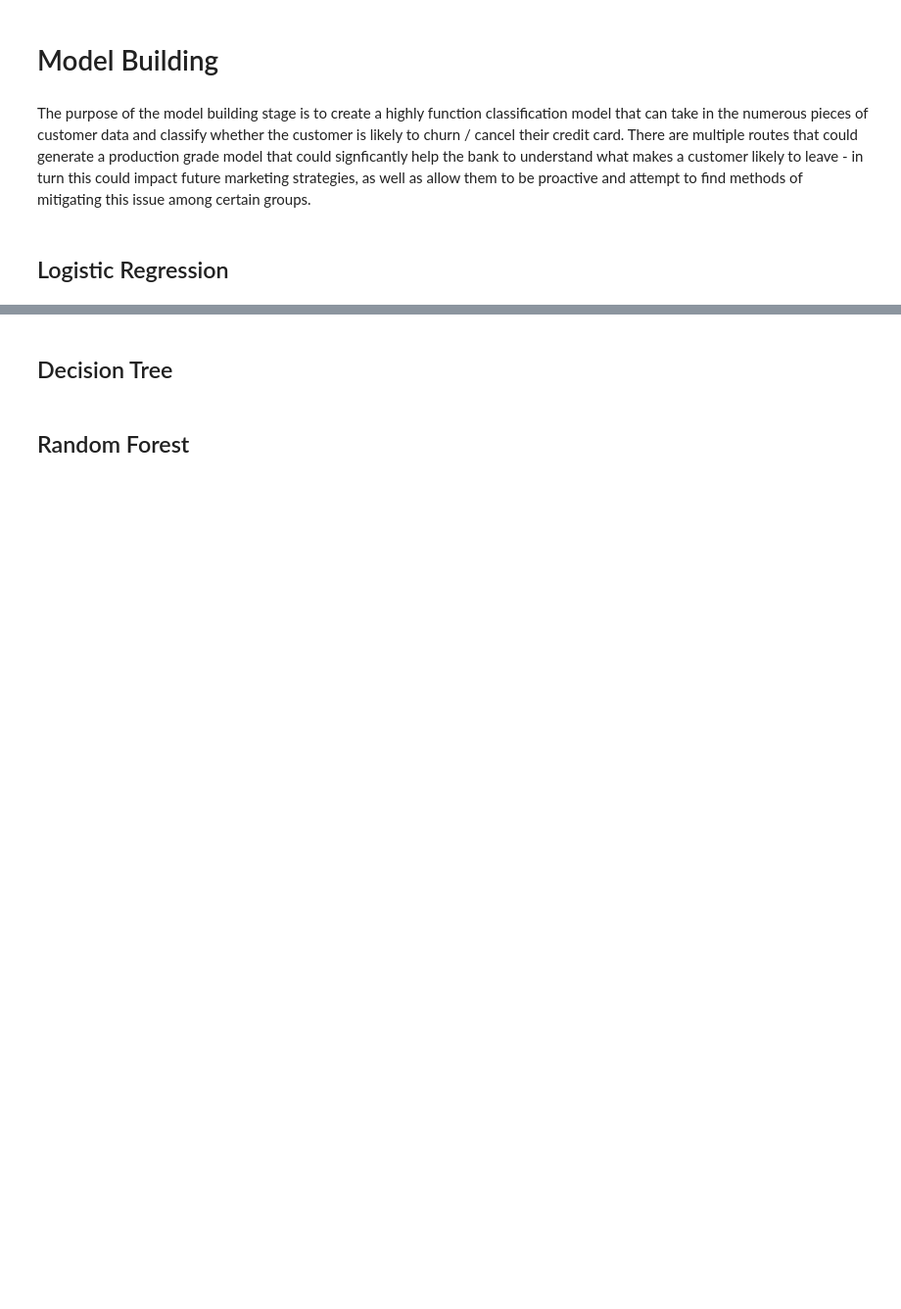
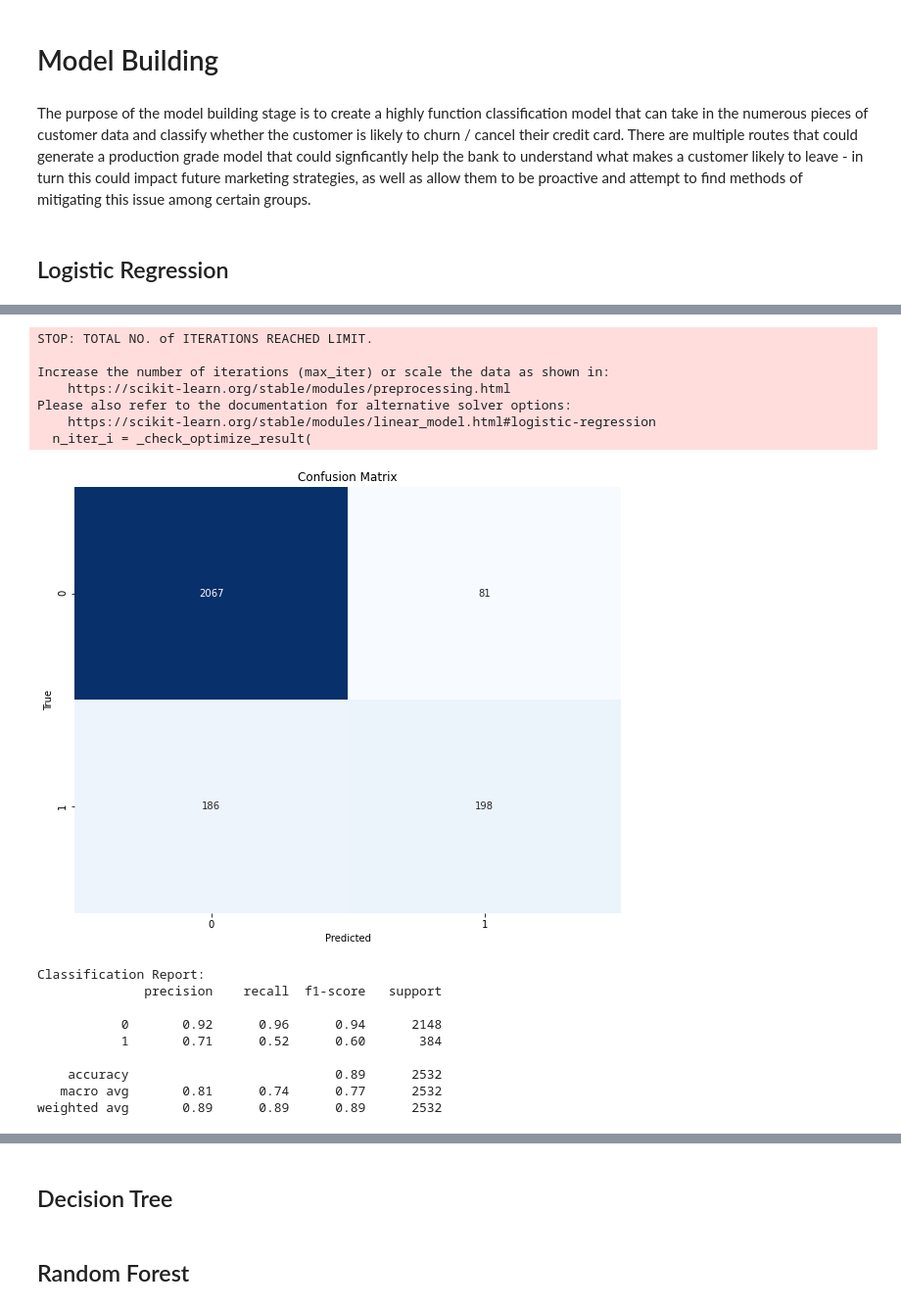
Before and after one commit to PaolaMalagon/Churn-Prediction-G2, a Jupyter notebook: Churn-Prediction-G2.ipynb, the cells around one changed output, grey strips where cells are left out. Shown at 98% size. Cells and saved outputs as stored; diff of their text form; code cells hidden in the pictures; blank space fills up the shorter version.

```diff
--- a/Churn-Prediction-G2.ipynb
+++ b/Churn-Prediction-G2.ipynb
@@ -481,0 +489,6 @@ The purpose of the model building stage is to create a highly function classific
+# %%
+#Defining X and Y
+y = credit_clean_df["Attrition_Flag"]
+X = credit_clean_df.drop("Attrition_Flag", axis=1)
+# %%
+X_train, X_test, y_train, y_test = train_test_split(X, y, random_state=0)
@@ -481,0 +586,40 @@ The purpose of the model building stage is to create a highly function classific
+# %%
+# Create and train the logistic regression model.
+model = LogisticRegression()
+model.fit(X_train, y_train)
+
+# Make predictions on the test set.
+y_pred = model.predict(X_test)
+
+# Create the confusion matrix
+cm = confusion_matrix(y_test, y_pred)
+
+# Visualize the confusion matrix using seaborn.
+plt.figure(figsize=(10, 8))
+sns.heatmap(cm, annot=True, fmt='d', cmap='Blues', cbar=False)
+plt.xlabel('Predicted')
+plt.ylabel('True')
+plt.title('Confusion Matrix')
+plt.show()
+
+# Print the Classification Report.
+print("Classification Report:")
+print(classification_report(y_test, y_pred))
+# %% [output]
+STOP: TOTAL NO. of ITERATIONS REACHED LIMIT.
+
+Increase the number of iterations (max_iter) or scale the data as shown in:
+    https://scikit-learn.org/stable/modules/preprocessing.html
+Please also refer to the documentation for alternative solver options:
+    https://scikit-learn.org/stable/modules/linear_model.html#logistic-regression
+  n_iter_i = _check_optimize_result(
+[figure, added]
+Classification Report:
+              precision    recall  f1-score   support
+
+           0       0.92      0.96      0.94      2148
+           1       0.71      0.52      0.60       384
+
+    accuracy                           0.89      2532
+   macro avg       0.81      0.74      0.77      2532
+weighted avg       0.89      0.89      0.89      2532
```
Also changed, not shown: parts of 12 cells of this notebook.
